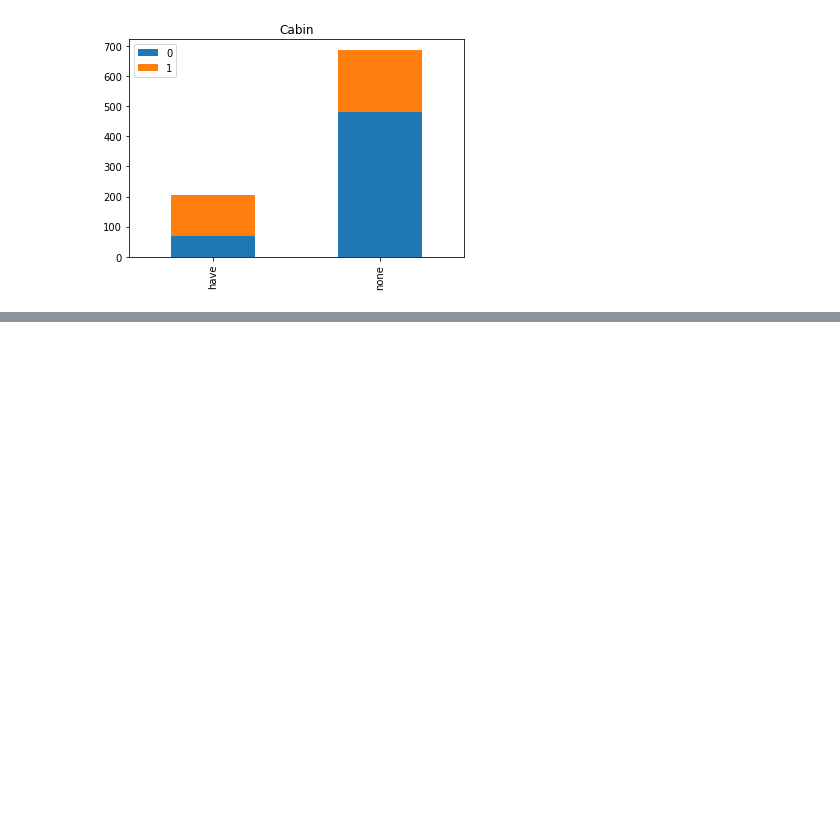
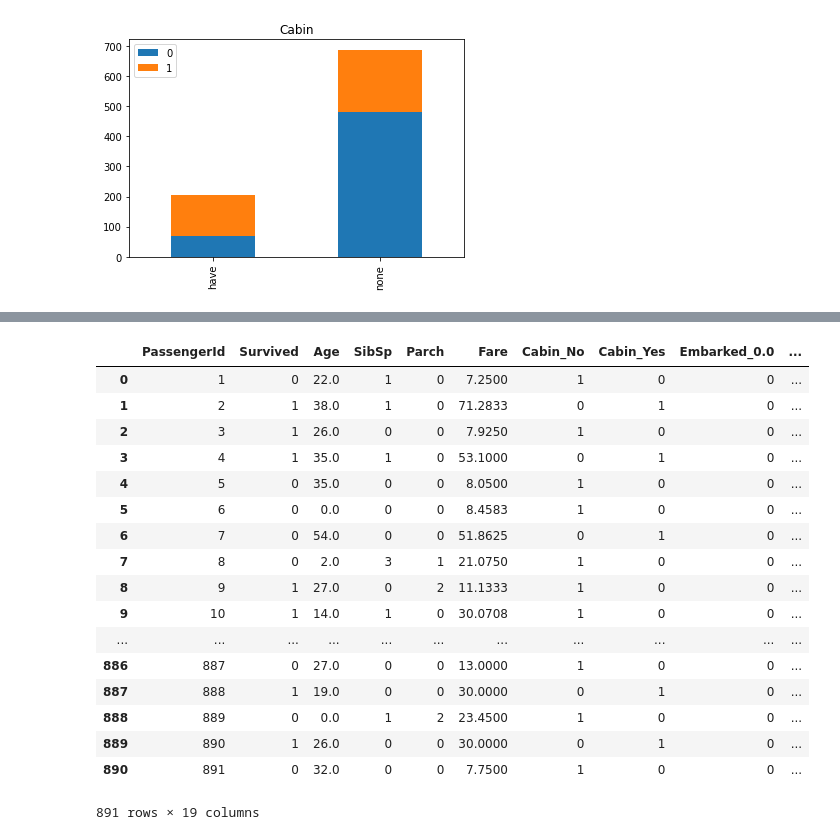
Before and after one commit to herb711/Titanic, a Jupyter notebook: Analysis.ipynb, the cells around one changed output, grey strips where cells are left out. Saved outputs shown, nothing was run; the diff lists cells and outputs as text; code cells hidden in the pictures; blank space fills up the shorter version.

```diff
--- a/Analysis.ipynb
+++ b/Analysis.ipynb
@@ -218,0 +276,27 @@ plt.show()
+# %%
+import sklearn.preprocessing as preprocessing
+scaler = preprocessing.StandardScaler()
+age_scale_param = scaler.fit(df['Age'].values.reshape(-1, 1))
+df['Age_scaled'] = scaler.fit_transform(df['Age'].values.reshape(-1, 1), age_scale_param)
+fare_scale_param = scaler.fit(df['Fare'].values.reshape(-1,1))
+df['Fare_scaled'] = scaler.fit_transform(df['Fare'].values.reshape(-1,1), fare_scale_param)
+df
+# %% [output]
+|  | PassengerId | Survived | Age | SibSp | Parch | Fare | Cabin_No | Cabin_Yes | Embarked_0.0 | ... |
+| 0 | 1 | 0 | 22.0 | 1 | 0 | 7.2500 | 1 | 0 | 0 | ... |
+| 1 | 2 | 1 | 38.0 | 1 | 0 | 71.2833 | 0 | 1 | 0 | ... |
+| 2 | 3 | 1 | 26.0 | 0 | 0 | 7.9250 | 1 | 0 | 0 | ... |
+| 3 | 4 | 1 | 35.0 | 1 | 0 | 53.1000 | 0 | 1 | 0 | ... |
+| 4 | 5 | 0 | 35.0 | 0 | 0 | 8.0500 | 1 | 0 | 0 | ... |
+| 5 | 6 | 0 | 0.0 | 0 | 0 | 8.4583 | 1 | 0 | 0 | ... |
+| 6 | 7 | 0 | 54.0 | 0 | 0 | 51.8625 | 0 | 1 | 0 | ... |
+| 7 | 8 | 0 | 2.0 | 3 | 1 | 21.0750 | 1 | 0 | 0 | ... |
+| 8 | 9 | 1 | 27.0 | 0 | 2 | 11.1333 | 1 | 0 | 0 | ... |
+| 9 | 10 | 1 | 14.0 | 1 | 0 | 30.0708 | 1 | 0 | 0 | ... |
+| ... | ... | ... | ... | ... | ... | ... | ... | ... | ... | ... |
+| 886 | 887 | 0 | 27.0 | 0 | 0 | 13.0000 | 1 | 0 | 0 | ... |
+| 887 | 888 | 1 | 19.0 | 0 | 0 | 30.0000 | 0 | 1 | 0 | ... |
+| 888 | 889 | 0 | 0.0 | 1 | 2 | 23.4500 | 1 | 0 | 0 | ... |
+| 889 | 890 | 1 | 26.0 | 0 | 0 | 30.0000 | 0 | 1 | 0 | ... |
+| 890 | 891 | 0 | 32.0 | 0 | 0 | 7.7500 | 1 | 0 | 0 | ... |
+891 rows × 19 columns
```
Also changed, not shown: parts of 5 cells of this notebook, 6 other files.
